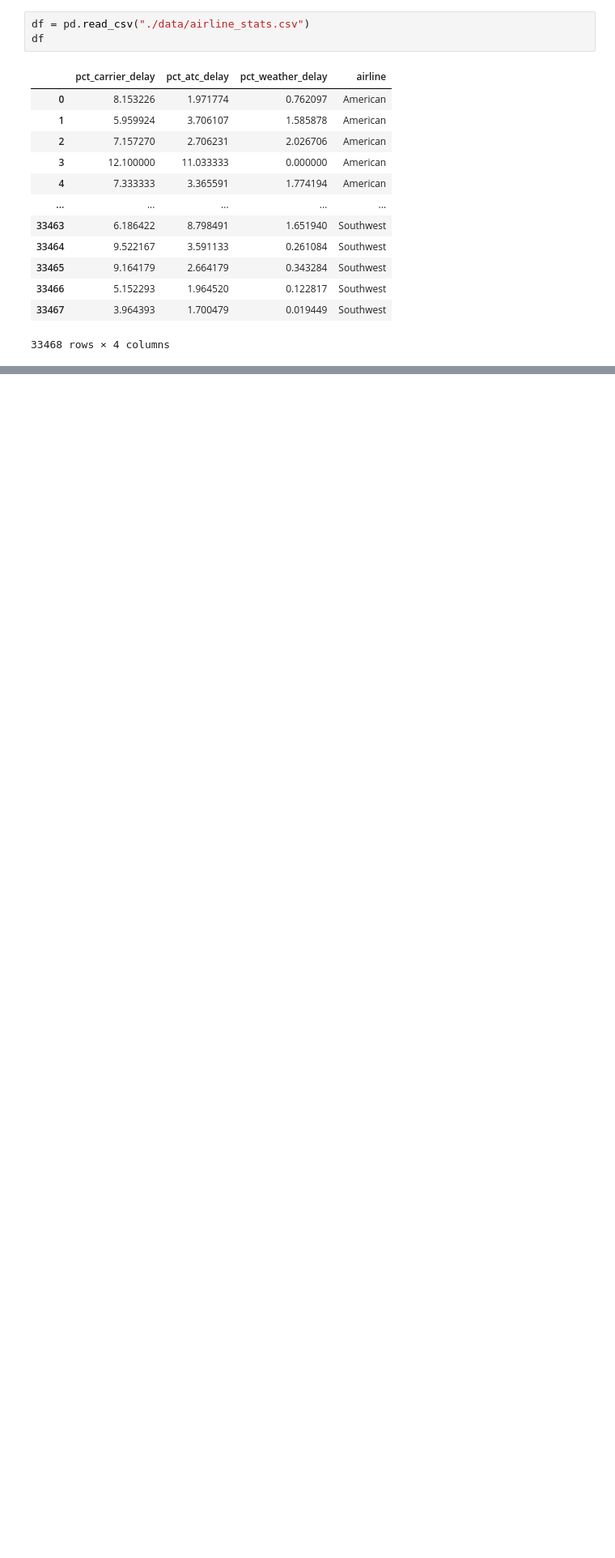
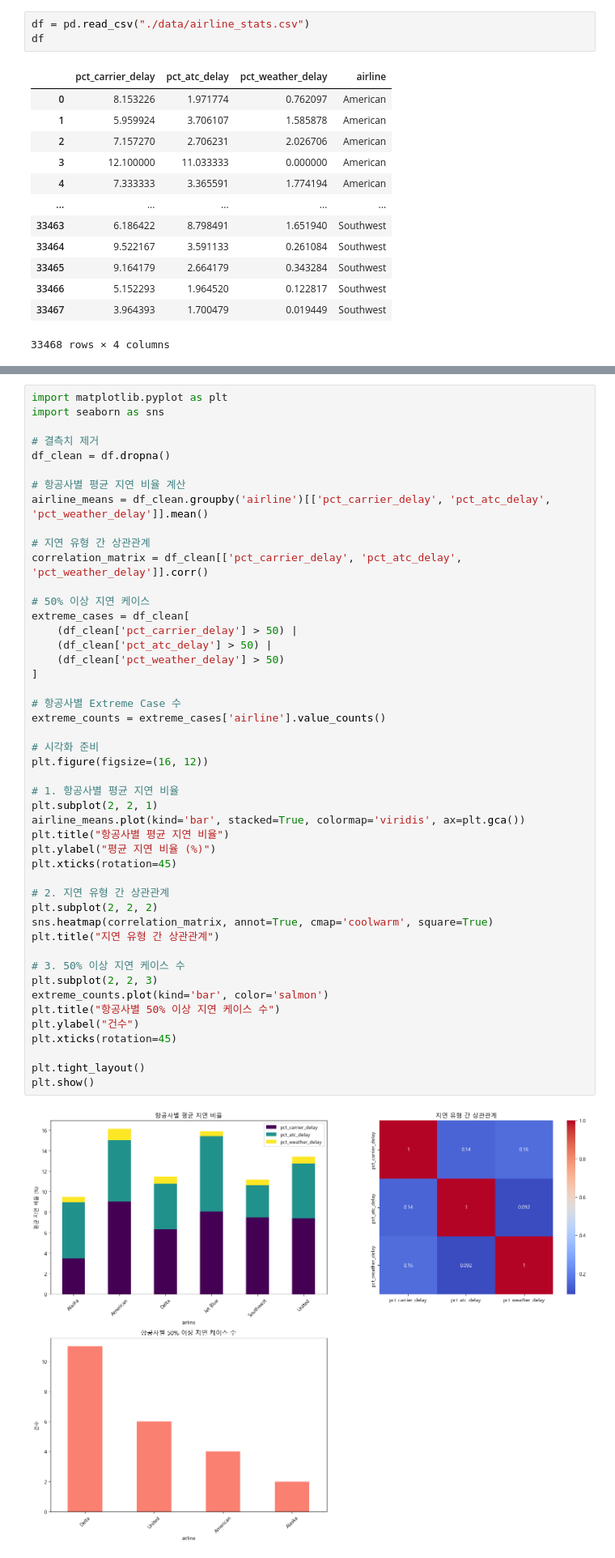
Before and after one commit to Clear-head/airline_stat_python, a Jupyter notebook: airline_analysis.ipynb, the cells around one changed output, grey strips where cells are left out. Shown at 81% size. Cells and saved outputs as stored; diff of their text form; blank space fills up the shorter version.

```diff
--- a/airline_analysis.ipynb
+++ b/airline_analysis.ipynb
@@ -48,0 +181,49 @@ df
+# %%
+import matplotlib.pyplot as plt
+import seaborn as sns
+
+# 결측치 제거
+df_clean = df.dropna()
+
+# 항공사별 평균 지연 비율 계산
+airline_means = df_clean.groupby('airline')[['pct_carrier_delay', 'pct_atc_delay', 'pct_weather_delay']].mean()
+
+# 지연 유형 간 상관관계
+correlation_matrix = df_clean[['pct_carrier_delay', 'pct_atc_delay', 'pct_weather_delay']].corr()
+
+# 50% 이상 지연 케이스
+extreme_cases = df_clean[
+    (df_clean['pct_carrier_delay'] > 50) |
+    (df_clean['pct_atc_delay'] > 50) |
+    (df_clean['pct_weather_delay'] > 50)
+]
+
+# 항공사별 Extreme Case 수
+extreme_counts = extreme_cases['airline'].value_counts()
+
+# 시각화 준비
+plt.figure(figsize=(16, 12))
+
+# 1. 항공사별 평균 지연 비율
+plt.subplot(2, 2, 1)
+airline_means.plot(kind='bar', stacked=True, colormap='viridis', ax=plt.gca())
+plt.title("항공사별 평균 지연 비율")
+plt.ylabel("평균 지연 비율 (%)")
+plt.xticks(rotation=45)
+
+# 2. 지연 유형 간 상관관계
+plt.subplot(2, 2, 2)
+sns.heatmap(correlation_matrix, annot=True, cmap='coolwarm', square=True)
+plt.title("지연 유형 간 상관관계")
+
+# 3. 50% 이상 지연 케이스 수
+plt.subplot(2, 2, 3)
+extreme_counts.plot(kind='bar', color='salmon')
+plt.title("항공사별 50% 이상 지연 케이스 수")
+plt.ylabel("건수")
+plt.xticks(rotation=45)
+
+plt.tight_layout()
+plt.show()
+# %% [output]
+[figure, added]
```
Also changed, not shown: parts of 12 cells of this notebook.
